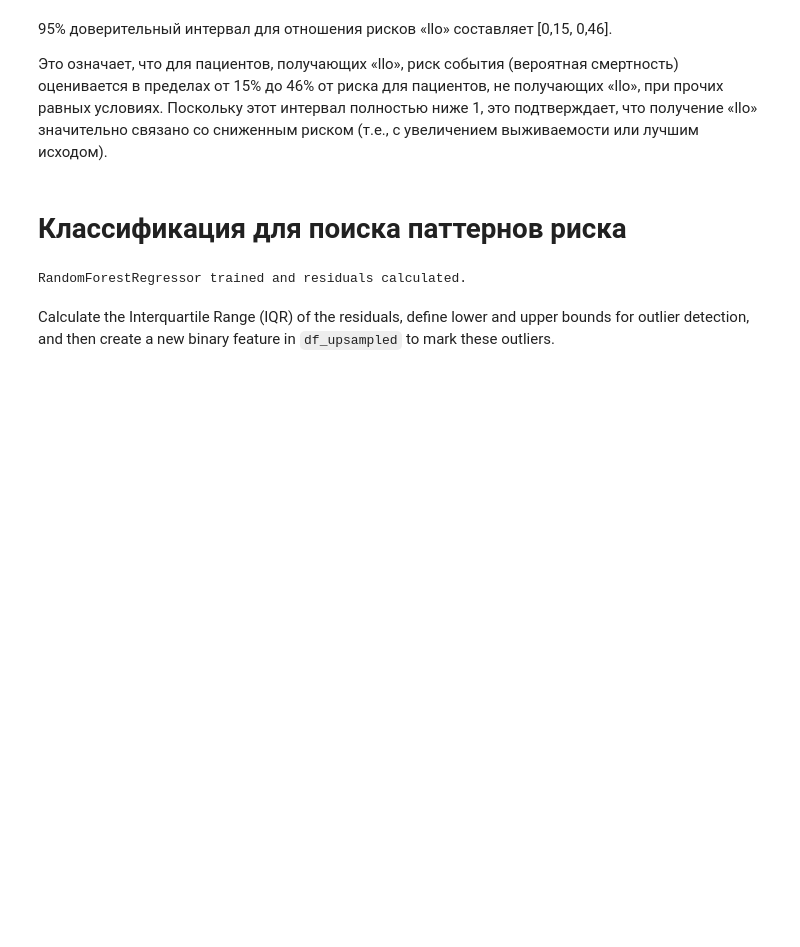
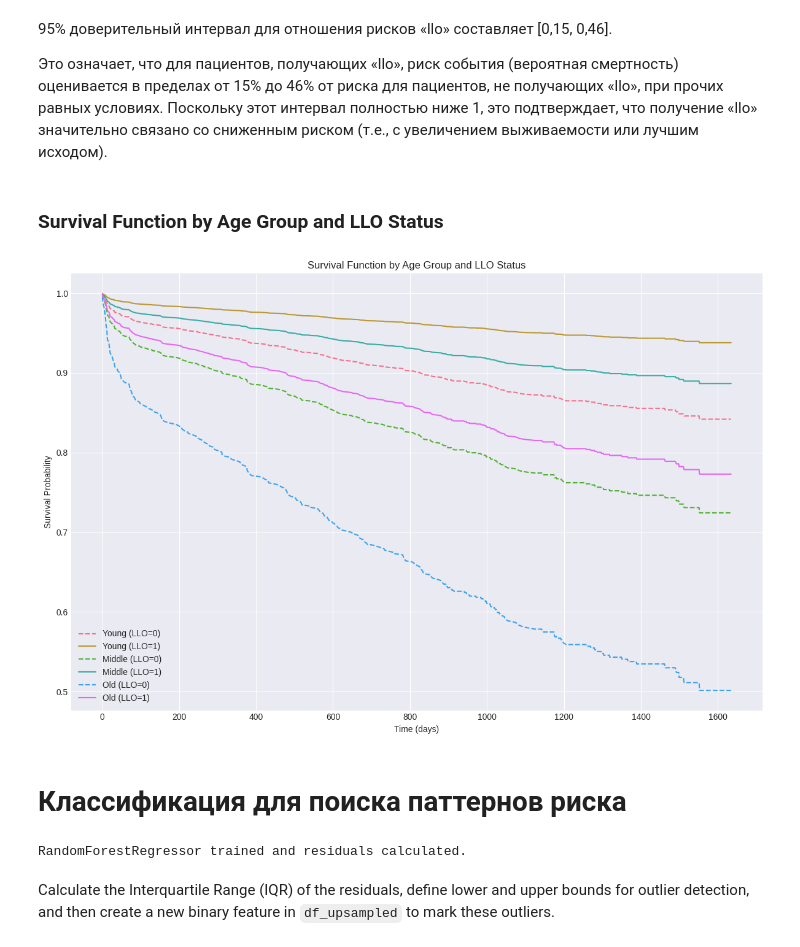
Before and after one commit to D2718281828nis/BioMedAI-Heart-Desease-LifeTime-Forecast, a Jupyter notebook: Analyse_LLO_feature_importance.ipynb, the cells around one changed output. Cells and saved outputs as stored; diff of their text form; code cells hidden in the pictures; blank space fills up the shorter version.

```diff
--- a/Analyse_LLO_feature_importance.ipynb
+++ b/Analyse_LLO_feature_importance.ipynb
@@ -1138,6 +1170,53 @@ print(f"'llo' hazard ratio 95% CI: [{llo_hazard_ratio_lower_ci:.2f}, {llo_hazard
 95% доверительный интервал для отношения рисков «llo» составляет [0,15, 0,46].
 
 Это означает, что для пациентов, получающих «llo», риск события (вероятная смертность) оценивается в пределах от 15% до 46% от риска для пациентов, не получающих «llo», при прочих равных условиях. Поскольку этот интервал полностью ниже 1, это подтверждает, что получение «llo» значительно связано со сниженным риском (т.е., с увеличением выживаемости или лучшим исходом).
+# %% [markdown]
+### Survival Function by Age Group and LLO Status
+# %%
+plt.figure(figsize=(12, 8))
+
+# Get unique age groups
+age_groups = df_upsampled['age_group'].cat.categories
+
+for group in age_groups:
+    # Filter data for the current age group
+    group_data = df_upsampled[df_upsampled['age_group'] == group]
+
+    # Check if group_data is empty before proceeding
+    if group_data.empty:
+        print(f"Skipping age group '{group}' as no data is available.")
+        continue
+
+    # Create hypothetical individuals for prediction, setting other features to median of the current age group
+    # Ensure we use the same columns as were used for training the CPH model
+    cph_model_features = cph_data.drop(columns=['time', 'target']).columns
+    median_group_data = group_data[cph_model_features].median().to_frame().T
+
+    # Individual with llo=0
+    pred_llo_0_group = median_group_data.copy()
+    pred_llo_0_group['llo'] = 0
+
+    # Individual with llo=1
+    pred_llo_1_group = median_group_data.copy()
+    pred_llo_1_group['llo'] = 1
+
+    # Predict and plot survival function for llo=0
+    sf_llo_0_group = cph.predict_survival_function(pred_llo_0_group)
+    plt.plot(sf_llo_0_group.index, sf_llo_0_group.iloc[:, 0], label=f'{group} (LLO=0)', linestyle='--')
+
+    # Predict and plot survival function for llo=1
+    sf_llo_1_group = cph.predict_survival_function(pred_llo_1_group)
+    plt.plot(sf_llo_1_group.index, sf_llo_1_group.iloc[:, 0], label=f'{group} (LLO=1)', linestyle='-')
+
+plt.title('Survival Function by Age Group and LLO Status')
+plt.xlabel('Time (days)')
+plt.ylabel('Survival Probability')
+plt.legend()
+plt.grid(True)
+plt.tight_layout()
+plt.show()
+# %% [output]
+[figure, added]
 # %% [markdown]
 # Классификация для поиска паттернов риска
 # %%
```
Also changed, not shown: parts of 14 cells of this notebook.
